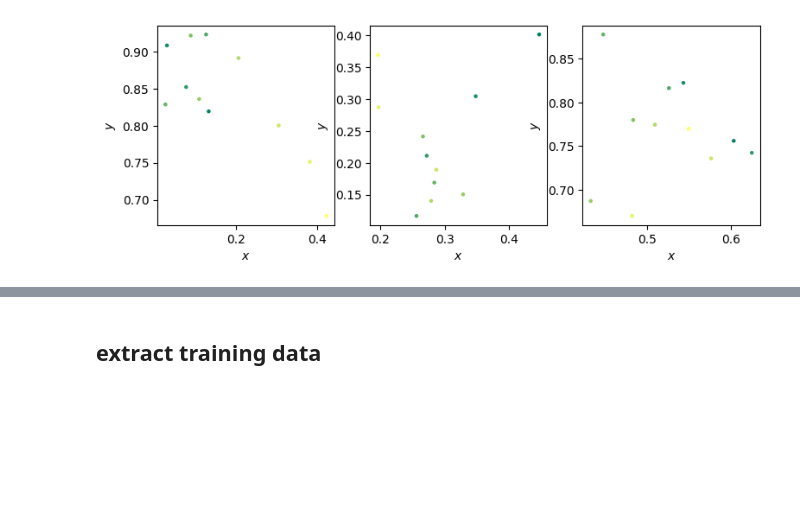
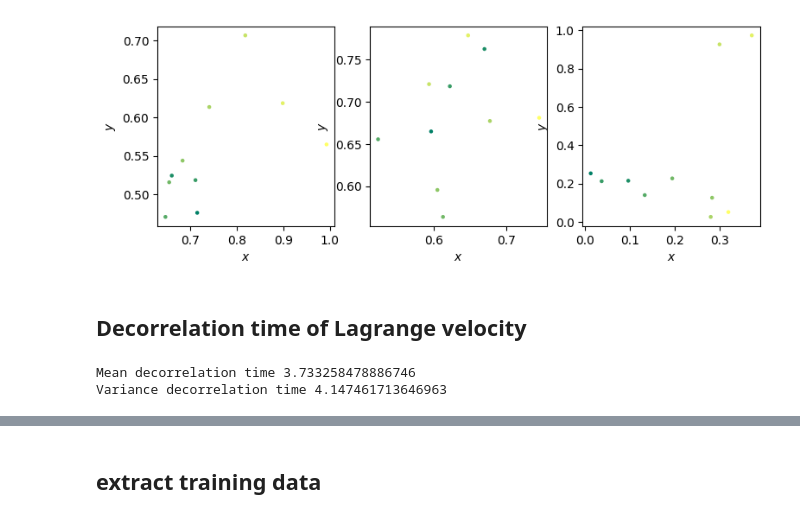
Before and after one commit to KatharinaBracher/Brownian-Bug-Model, a Jupyter notebook: trajectory.ipynb, the cells around one changed output, grey strips where cells are left out. Drawn from its saved outputs; the diff is of its cells as text; code cells hidden in the pictures; blank space fills up the shorter version.

```diff
--- a/trajectory.ipynb
+++ b/trajectory.ipynb
@@ -39,6 +45,6 @@ for i,id in enumerate([0,50,100]):
 # %%
-n = 1000 # Starting plankton population size.
-iters = 30 # Time steps.
+n = 2000 # Starting plankton population size.
+iters = 50 # Time steps.
 L_max = 1 # Size of square domain.
 colour_map = "hsv"
 
@@ -72,10 +87,12 @@ np.where(np.array(traj_len)>=10)
 # %%
 fig, ax = plt.subplots(1,3, figsize=(9,3))
 
-for i,id in enumerate([378,4697,11385]):
+for i,id in enumerate([982,11517,30449]):
     ax.flatten()[i].set_xlabel('$x$')
     ax.flatten()[i].set_ylabel('$y$')
     ax.flatten()[i].scatter(plankton_dict[id]['x'], plankton_dict[id]['y'],
                             c=plankton_dict[id]['t'], cmap='summer', s=5)
 # %% [output]
-[figure, old version]
+[figure, new version]
+# %% [markdown]
+## Decorrelation time of Lagrange velocity
@@ -81,0 +134,16 @@ for i,id in enumerate([378,4697,11385]):
+# %%
+decorr_time = []
+for id in long_traj:
+    autocorr_velocity, lags = get_vel_autocorr(id)
+    a_fit, b_fit = fit_exp(lags, autocorr_velocity)
+
+    # Print the fitted parameters
+    #print("a:", a_fit)
+    #print("b:", b_fit)
+    decorr_time.append(-1/b_fit)
+    #print(-1/b_fit)
+print("Mean decorrelation time", np.mean(decorr_time))
+print("Variance decorrelation time", np.var(decorr_time))
+# %% [output]
+Mean decorrelation time 3.733258478886746
+Variance decorrelation time 4.147461713646963
```
Also changed, not shown: parts of 12 cells of this notebook, 2 other files.
